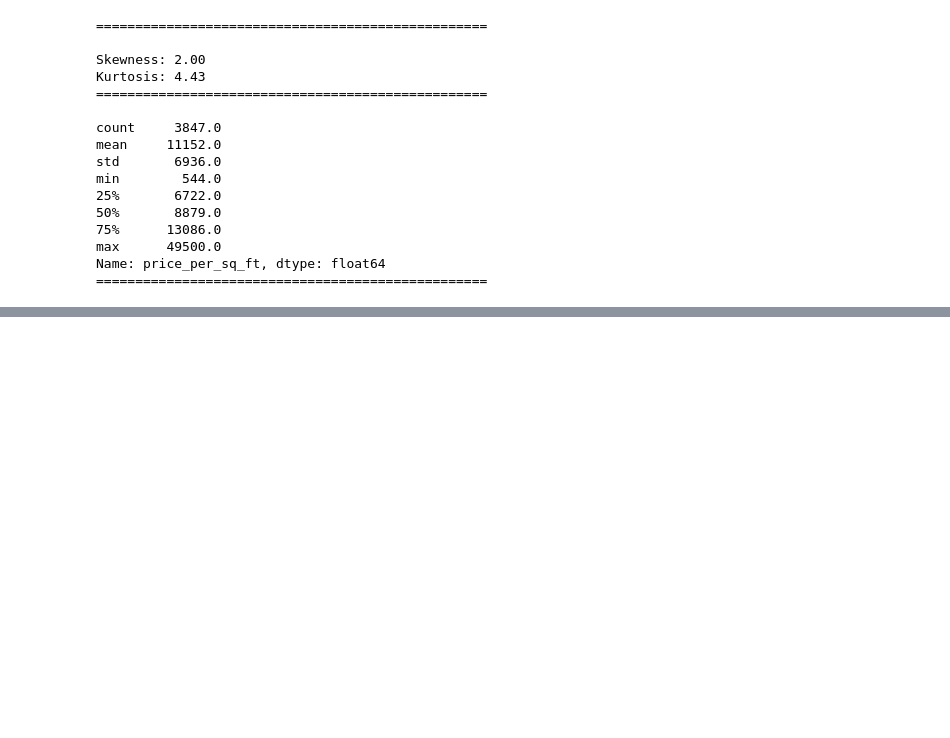
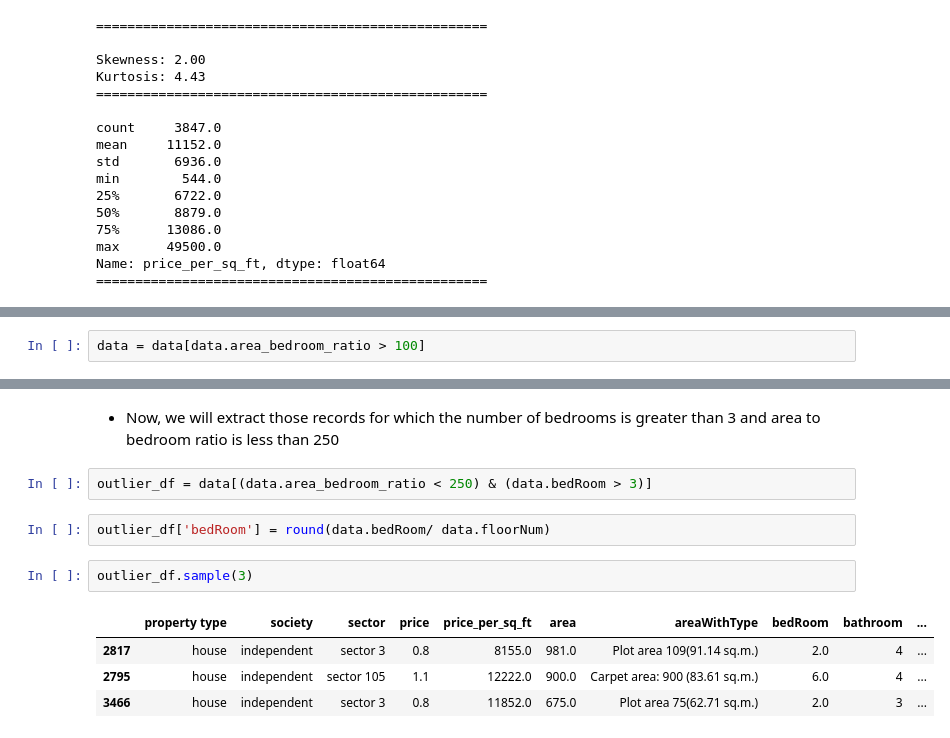
Before and after one commit to abhishek-saurav/real_estate_project, a Jupyter notebook: notebooks/outlier_detection_and_removal.ipynb, the cells around one changed output, grey strips where cells are left out. Cells and saved outputs as stored; diff of their text form; blank space fills up the shorter version.

```diff
--- a/notebooks/outlier_detection_and_removal.ipynb
+++ b/notebooks/outlier_detection_and_removal.ipynb
@@ -758,0 +782,2 @@ data[data['price_per_sq_ft'] > 42000].sort_values(by = 'price_per_sq_ft', ascend
+# %%
+data = data[data.area_bedroom_ratio > 100]
@@ -758,0 +802,13 @@ data[data['price_per_sq_ft'] > 42000].sort_values(by = 'price_per_sq_ft', ascend
+# %% [markdown]
+- Now, we will extract those records for which the number of bedrooms is greater than 3 and area to bedroom ratio is less than 250
+# %%
+outlier_df = data[(data.area_bedroom_ratio < 250) & (data.bedRoom > 3)]
+# %%
+outlier_df['bedRoom'] = round(data.bedRoom/ data.floorNum)
+# %%
+outlier_df.sample(3)
+# %% [output]
+|  | property type | society | sector | price | price_per_sq_ft | area | areaWithType | bedRoom | bathroom | ... |
+| 2817 | house | independent | sector 3 | 0.8 | 8155.0 | 981.0 | Plot area 109(91.14 sq.m.) | 2.0 | 4 | ... |
+| 2795 | house | independent | sector 105 | 1.1 | 12222.0 | 900.0 | Carpet area: 900 (83.61 sq.m.) | 6.0 | 4 | ... |
+| 3466 | house | independent | sector 3 | 0.8 | 11852.0 | 675.0 | Plot area 75(62.71 sq.m.) | 2.0 | 3 | ... |
```
Also changed, not shown: parts of 34 cells of this notebook, 8 other files.
